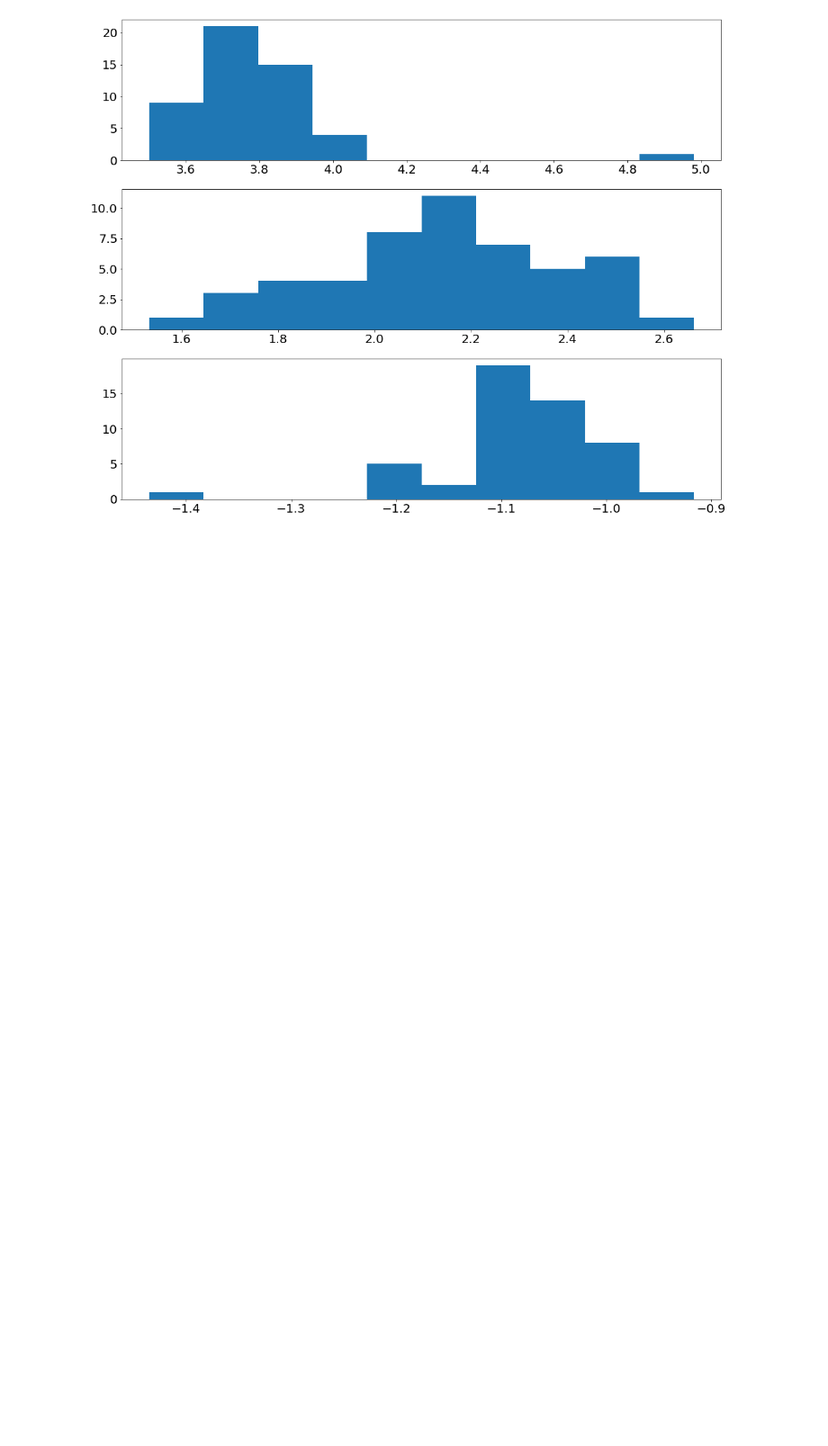
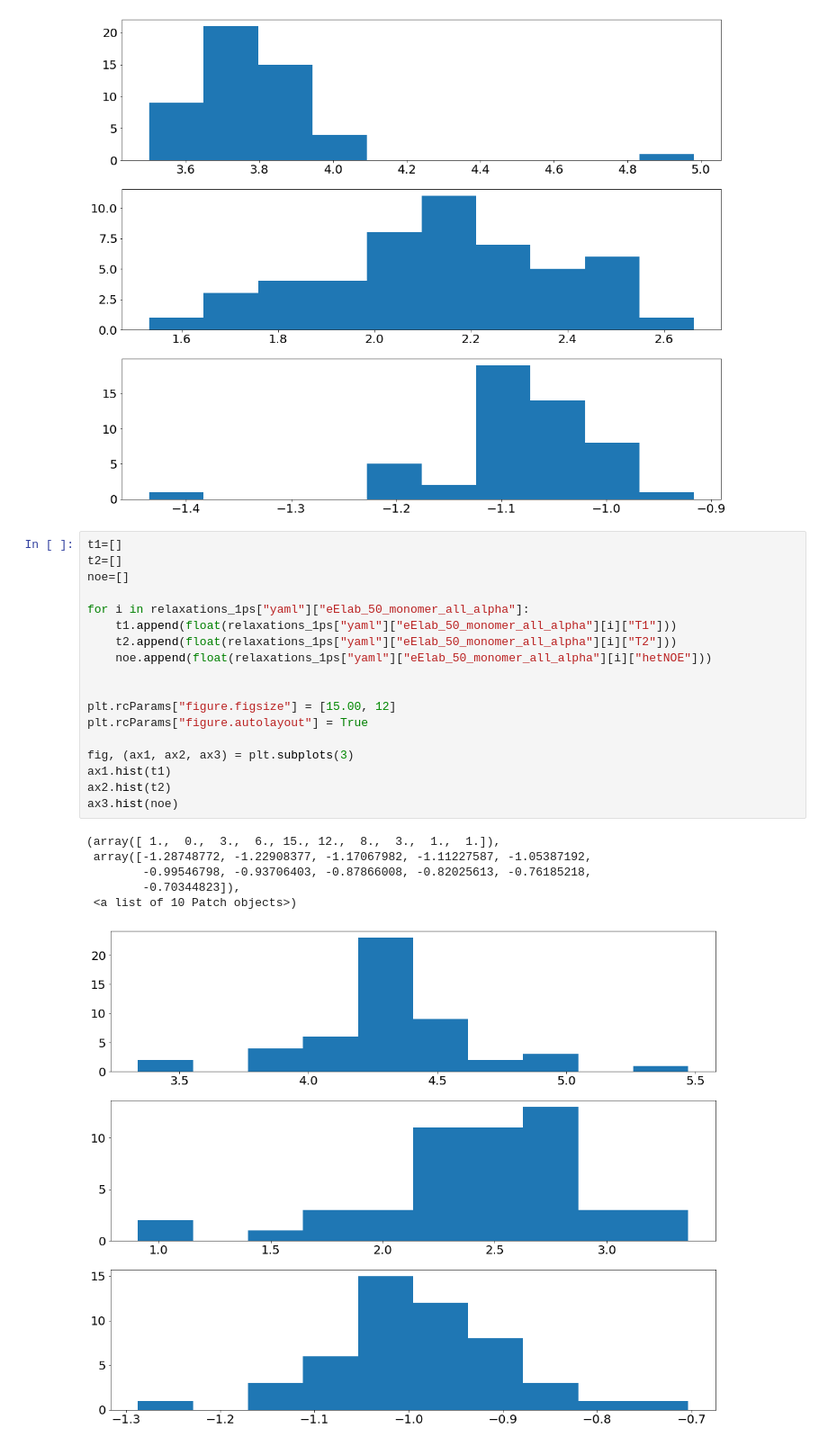
Before and after one commit to nencini/CorysPeptides, a Jupyter notebook: calculate_relax_from_SDS_proteins/AfterCorrelation.ipynb, the cells around one changed output. Shown at 90% size. Cells and saved outputs as stored; diff of their text form; blank space fills up the shorter version.

```diff
--- a/calculate_relax_from_SDS_proteins/AfterCorrelation.ipynb
+++ b/calculate_relax_from_SDS_proteins/AfterCorrelation.ipynb
@@ -120,3 +120,28 @@ ax3.hist(noe)
         -0.91656762]),
  <a list of 10 Patch objects>)
 [figure]
+# %%
+t1=[]
+t2=[]
+noe=[]
+
+for i in relaxations_1ps["yaml"]["eElab_50_monomer_all_alpha"]:
+    t1.append(float(relaxations_1ps["yaml"]["eElab_50_monomer_all_alpha"][i]["T1"]))
+    t2.append(float(relaxations_1ps["yaml"]["eElab_50_monomer_all_alpha"][i]["T2"]))
+    noe.append(float(relaxations_1ps["yaml"]["eElab_50_monomer_all_alpha"][i]["hetNOE"]))
+
+
+plt.rcParams["figure.figsize"] = [15.00, 12]
+plt.rcParams["figure.autolayout"] = True
+
+fig, (ax1, ax2, ax3) = plt.subplots(3)
+ax1.hist(t1)
+ax2.hist(t2)
+ax3.hist(noe)
+# %% [output]
+(array([ 1.,  0.,  3.,  6., 15., 12.,  8.,  3.,  1.,  1.]),
+ array([-1.28748772, -1.22908377, -1.17067982, -1.11227587, -1.05387192,
+        -0.99546798, -0.93706403, -0.87866008, -0.82025613, -0.76185218,
+        -0.70344823]),
+ <a list of 10 Patch objects>)
+[figure, added]
```
Also changed, not shown: parts of 2 cells of this notebook, 13 other files.
